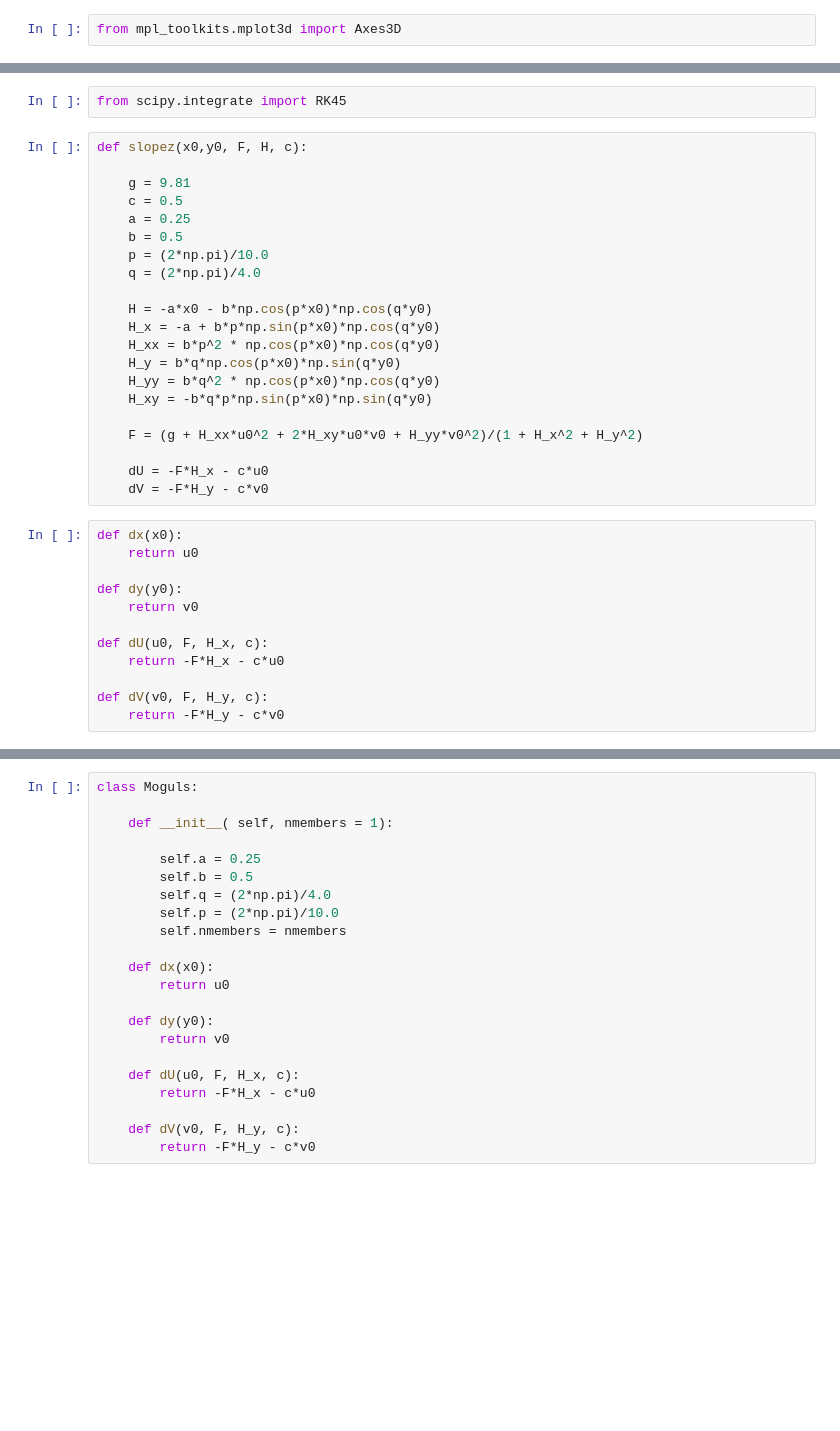
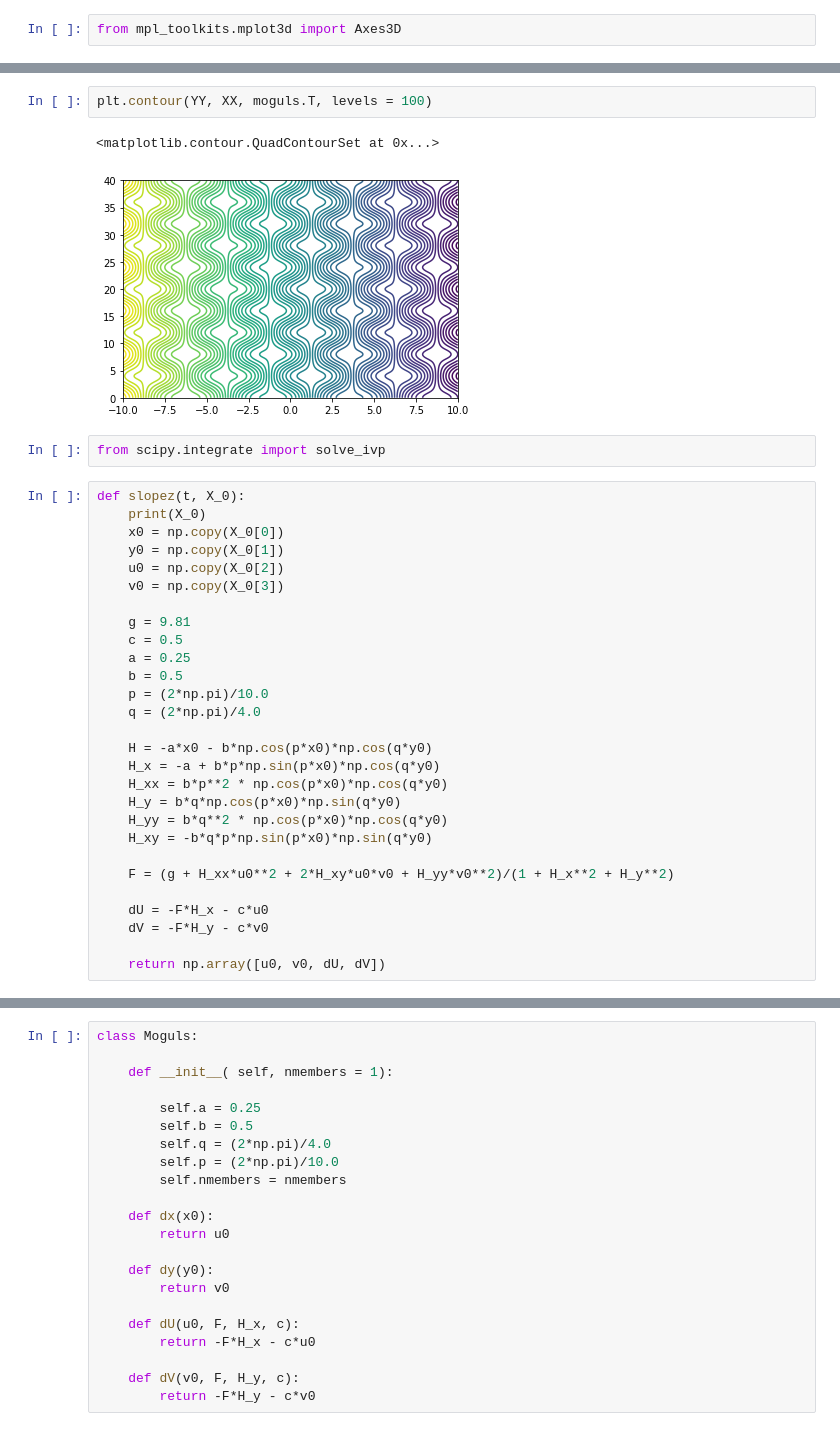
Before and after one commit to cpierard/moguls_of_chaos, a Jupyter notebook: python_version.ipynb, the cells around one changed output, grey strips where cells are left out. Saved outputs shown, nothing was run; the diff lists cells and outputs as text; blank space fills up the shorter version.

Commit message:
Create solve in python notebook, it works.

```diff
--- a/python_version.ipynb
+++ b/python_version.ipynb
@@ -40,7 +72,17 @@ ax.plot_surface(XX, YY, moguls, cmap = 'magma')
+# %%
+plt.contour(YY, XX, moguls.T, levels = 100)
+# %% [output]
+<matplotlib.contour.QuadContourSet at 0x...>
+[figure, added]
 # %%
-from scipy.integrate import RK45
+from scipy.integrate import solve_ivp
 # %%
-def slopez(x0,y0, F, H, c):
+def slopez(t, X_0):
+    print(X_0)
+    x0 = np.copy(X_0[0])
+    y0 = np.copy(X_0[1])
+    u0 = np.copy(X_0[2])
+    v0 = np.copy(X_0[3])
 
     g = 9.81
     c = 0.5
@@ -51,24 +93,14 @@ def slopez(x0,y0, F, H, c):
 
     H = -a*x0 - b*np.cos(p*x0)*np.cos(q*y0)
     H_x = -a + b*p*np.sin(p*x0)*np.cos(q*y0)
-    H_xx = b*p^2 * np.cos(p*x0)*np.cos(q*y0)
+    H_xx = b*p**2 * np.cos(p*x0)*np.cos(q*y0)
     H_y = b*q*np.cos(p*x0)*np.sin(q*y0)
-    H_yy = b*q^2 * np.cos(p*x0)*np.cos(q*y0)
+    H_yy = b*q**2 * np.cos(p*x0)*np.cos(q*y0)
     H_xy = -b*q*p*np.sin(p*x0)*np.sin(q*y0)
 
-    F = (g + H_xx*u0^2 + 2*H_xy*u0*v0 + H_yy*v0^2)/(1 + H_x^2 + H_y^2)
+    F = (g + H_xx*u0**2 + 2*H_xy*u0*v0 + H_yy*v0**2)/(1 + H_x**2 + H_y**2)
 
     dU = -F*H_x - c*u0
     dV = -F*H_y - c*v0
+
+    return np.array([u0, v0, dU, dV])
-# %%
-def dx(x0):
-    return u0
-
-def dy(y0):
-    return v0
-
-def dU(u0, F, H_x, c):
-    return -F*H_x - c*u0
-
-def dV(v0, F, H_y, c):
-    return -F*H_y - c*v0
```
Also changed, not shown: parts of 10 cells of this notebook, 1 other file.
